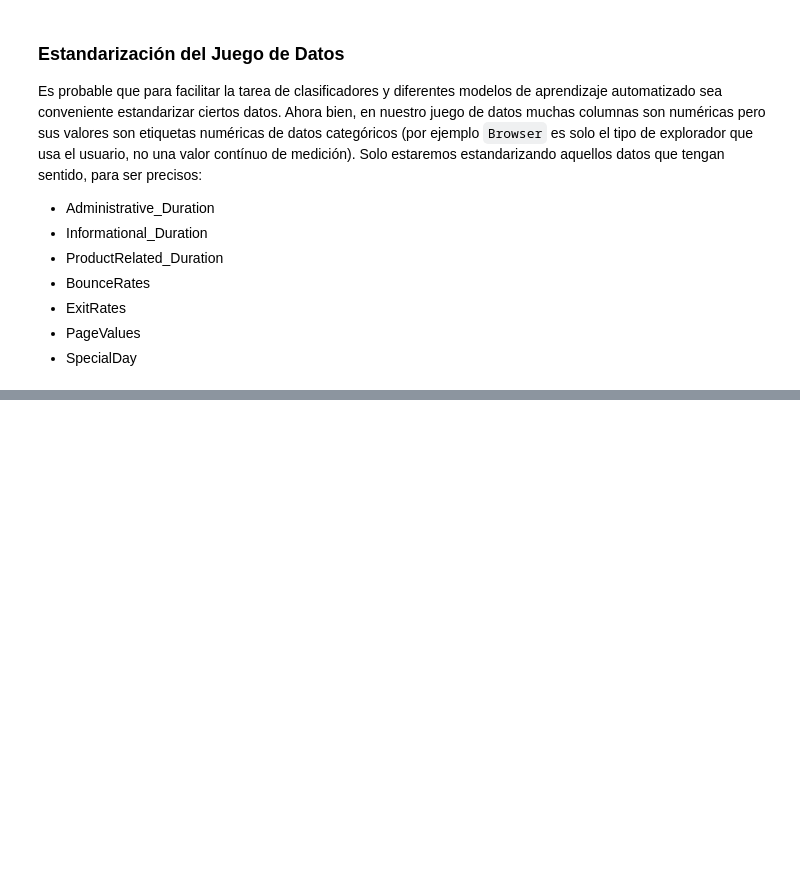
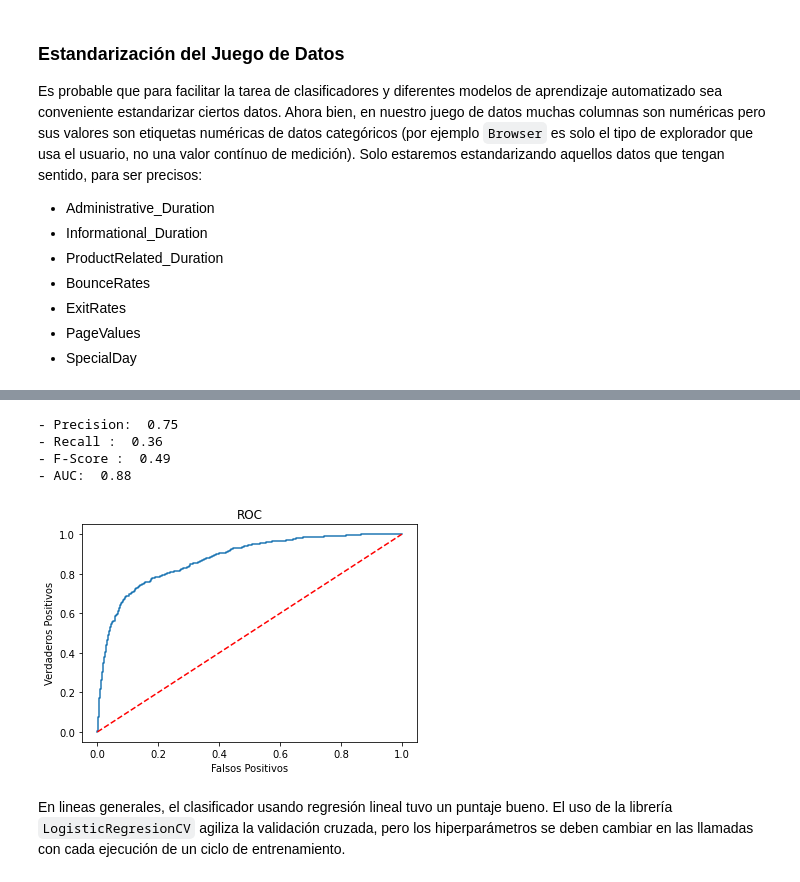
Before and after one commit to ameilij/MDS, a Jupyter notebook: AA/AA-CP-FINAL.ipynb, the cells around one changed output, grey strips where cells are left out. Drawn from its saved outputs; the diff is of its cells as text; code cells hidden in the pictures; blank space fills up the shorter version.

Commit message:
Nuevo código.
ADD: actualización del trabajo final.

```diff
--- a/AA/AA-CP-FINAL.ipynb
+++ b/AA/AA-CP-FINAL.ipynb
@@ -307,0 +466,10 @@ raw_data[lista].describe()
+# %%
+from sklearn.model_selection import train_test_split
+from sklearn.metrics import f1_score, precision_score, recall_score, roc_auc_score
+import mglearn
+
+X = raw_data.loc[:, raw_data.columns != 'Revenue']
+y = raw_data['Revenue']
+X_train, X_test, y_train, y_test = train_test_split(X, y, test_size=0.30, random_state=2021, stratify=y)
+print(u'Dimensiones en train \n-X:{}\n-Y{}'.format(X_train.shape, y_train.shape))
+print(u'Dimensiones en test  \n-X:{}\n-Y{}'.format(X_test.shape, y_test.shape))
@@ -307,0 +488,5 @@ raw_data[lista].describe()
+# %%
+# Código original https://scikit-learn.org/stable/modules/generated/sklearn.linear_model.LogisticRegressionCV.html
+from sklearn.linear_model import LogisticRegressionCV
+clf = LogisticRegressionCV(cv=5, random_state=0, max_iter=500, penalty='l2').fit(X_train, y_train)
+clf.score(X_train, y_train)
@@ -307,0 +497,30 @@ raw_data[lista].describe()
+# %%
+# Predecir resultados en el conjunto de evaluación
+y_test_pred = clf.predict(X_test)
+y_test_prob = clf.predict_proba(X_test)
+
+# Crear métricas
+auc = roc_auc_score(y_test, y_test_prob[:, 1])
+print("- Precision: ", round(precision_score(y_test, y_test_pred),2))
+print("- Recall : ", round(recall_score(y_test, y_test_pred),2))
+print("- F-Score : ", round(f1_score(y_test, y_test_pred), 2))
+print("- AUC: ", round(auc, 2))
+# %% [output]
+- Precision:  0.75
+- Recall :  0.36
+- F-Score :  0.49
+- AUC:  0.88
+# %%
+# Curva AUC
+from sklearn.metrics import f1_score, precision_score, recall_score, roc_auc_score, roc_curve
+fpr, tpr, thrs = roc_curve(y_test, y_test_prob[:, 1])
+plt.plot(fpr, tpr)
+plt.plot([0,1], [0,1], "r--")
+plt.title("ROC")
+plt.xlabel("Falsos Positivos")
+plt.ylabel("Verdaderos Positivos")
+plt.show()
+# %% [output]
+[figure, added]
+# %% [markdown]
+En lineas generales, el clasificador usando regresión lineal tuvo un puntaje bueno. El uso de la librería `LogisticRegresionCV` agiliza la validación cruzada, pero los hiperparámetros se deben cambiar en las llamadas con cada ejecución de un ciclo de entrenamiento.
```
Also changed, not shown: parts of 47 cells of this notebook.
